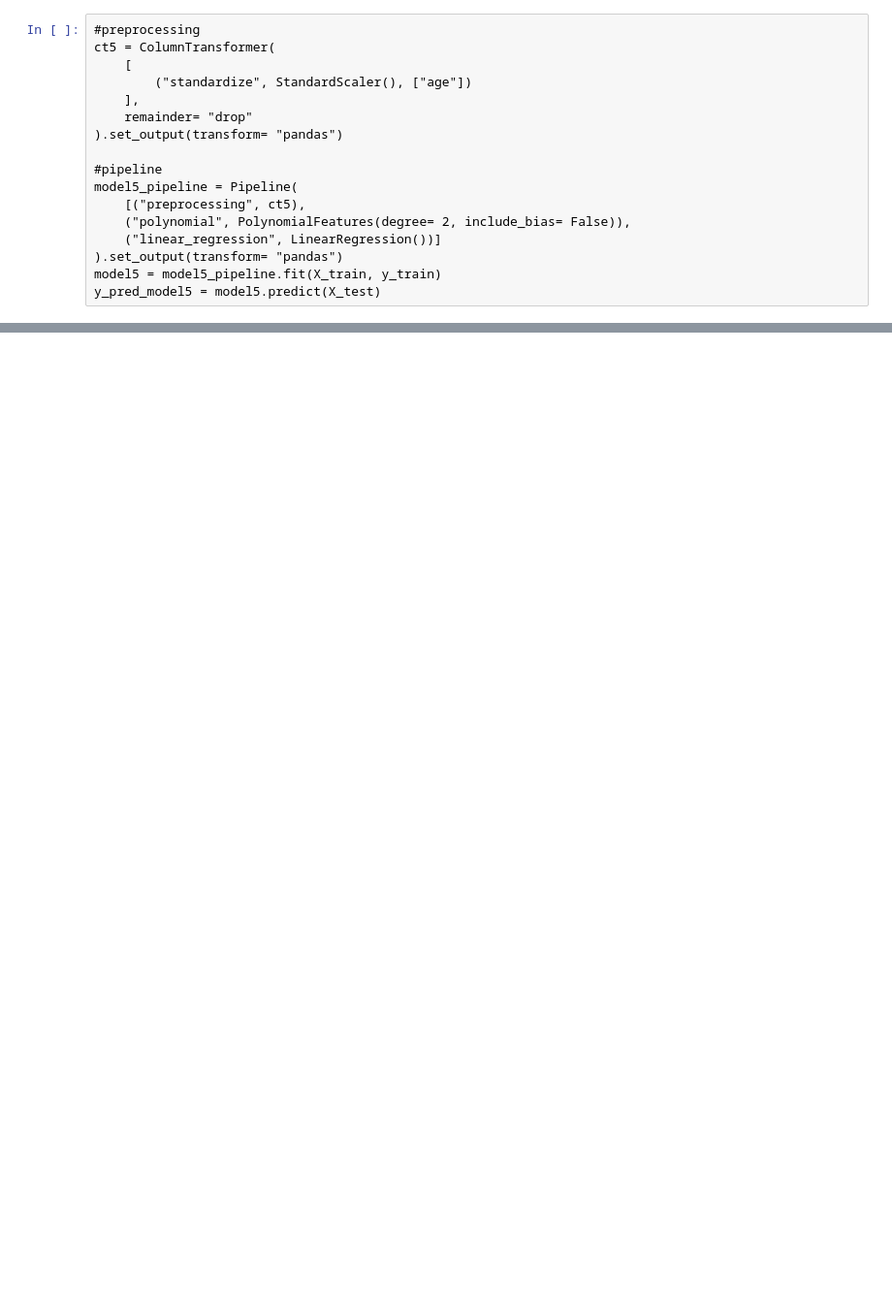
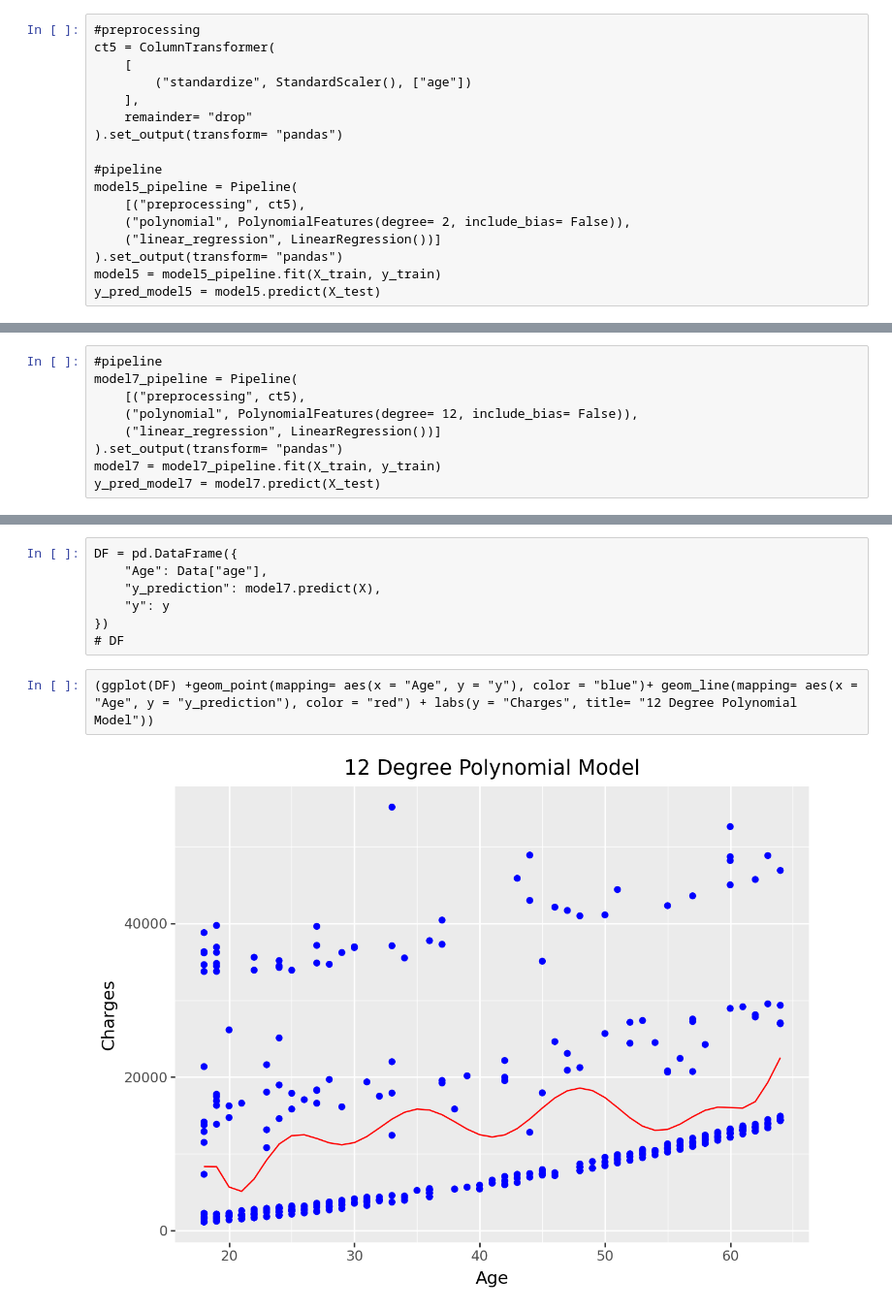
Before and after one commit to davisbove/GSB_544, a Jupyter notebook: Lab_5/lab_5.ipynb, the cells around one changed output, grey strips where cells are left out. Shown at 97% size. Saved outputs shown, nothing was run; the diff lists cells and outputs as text; blank space fills up the shorter version.

```diff
--- a/Lab_5/lab_5.ipynb
+++ b/Lab_5/lab_5.ipynb
@@ -274,0 +301,9 @@ r2_score(y_test, y_pred_model5)
+# %%
+#pipeline
+model7_pipeline = Pipeline(
+    [("preprocessing", ct5),
+    ("polynomial", PolynomialFeatures(degree= 12, include_bias= False)),
+    ("linear_regression", LinearRegression())]
+).set_output(transform= "pandas")
+model7 = model7_pipeline.fit(X_train, y_train)
+y_pred_model7 = model7.predict(X_test)
@@ -274,0 +339,11 @@ r2_score(y_test, y_pred_model5)
+# %%
+DF = pd.DataFrame({
+    "Age": Data["age"],
+    "y_prediction": model7.predict(X),
+    "y": y
+})
+# DF
+# %%
+(ggplot(DF) +geom_point(mapping= aes(x = "Age", y = "y"), color = "blue")+ geom_line(mapping= aes(x = "Age", y = "y_prediction"), color = "red") + labs(y = "Charges", title= "12 Degree Polynomial Model"))
+# %% [output]
+[figure, added]
```
Also changed, not shown: parts of 66 cells of this notebook, 4 other files.
